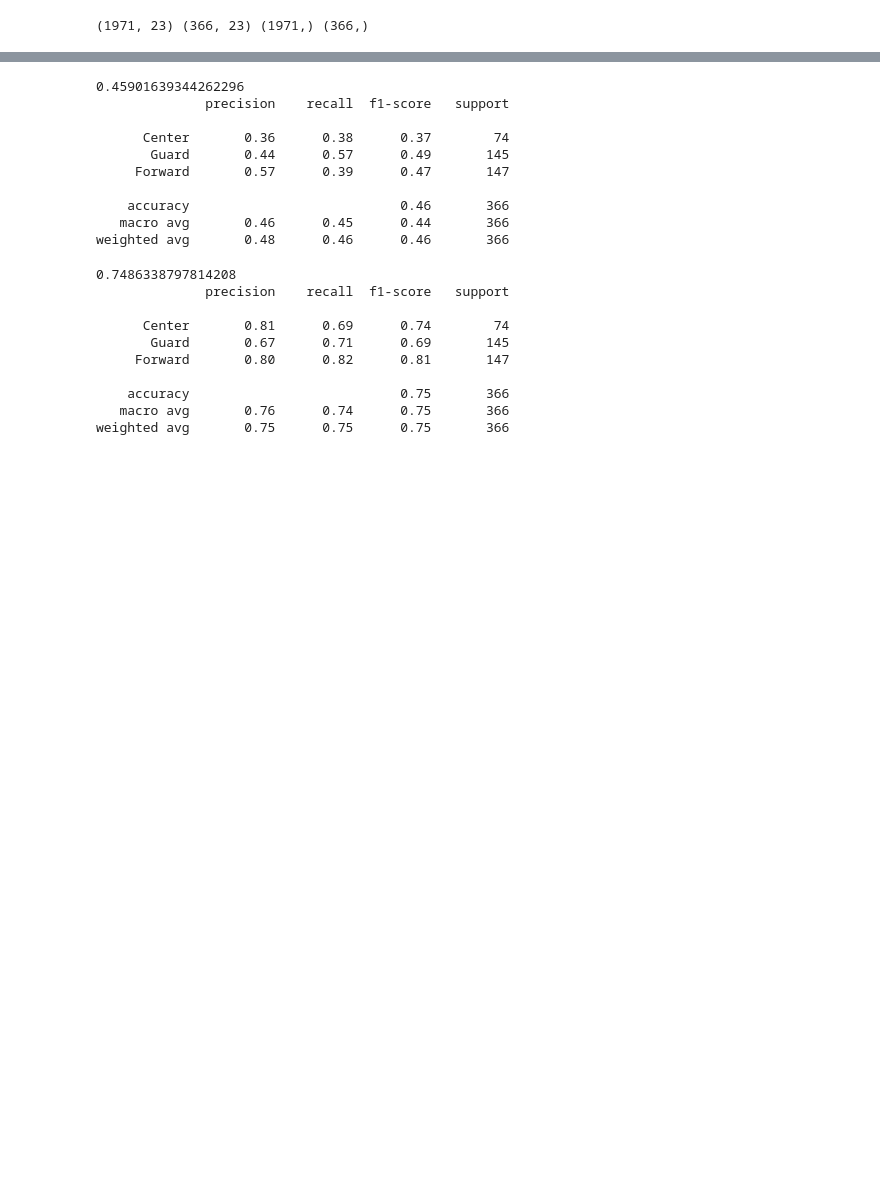
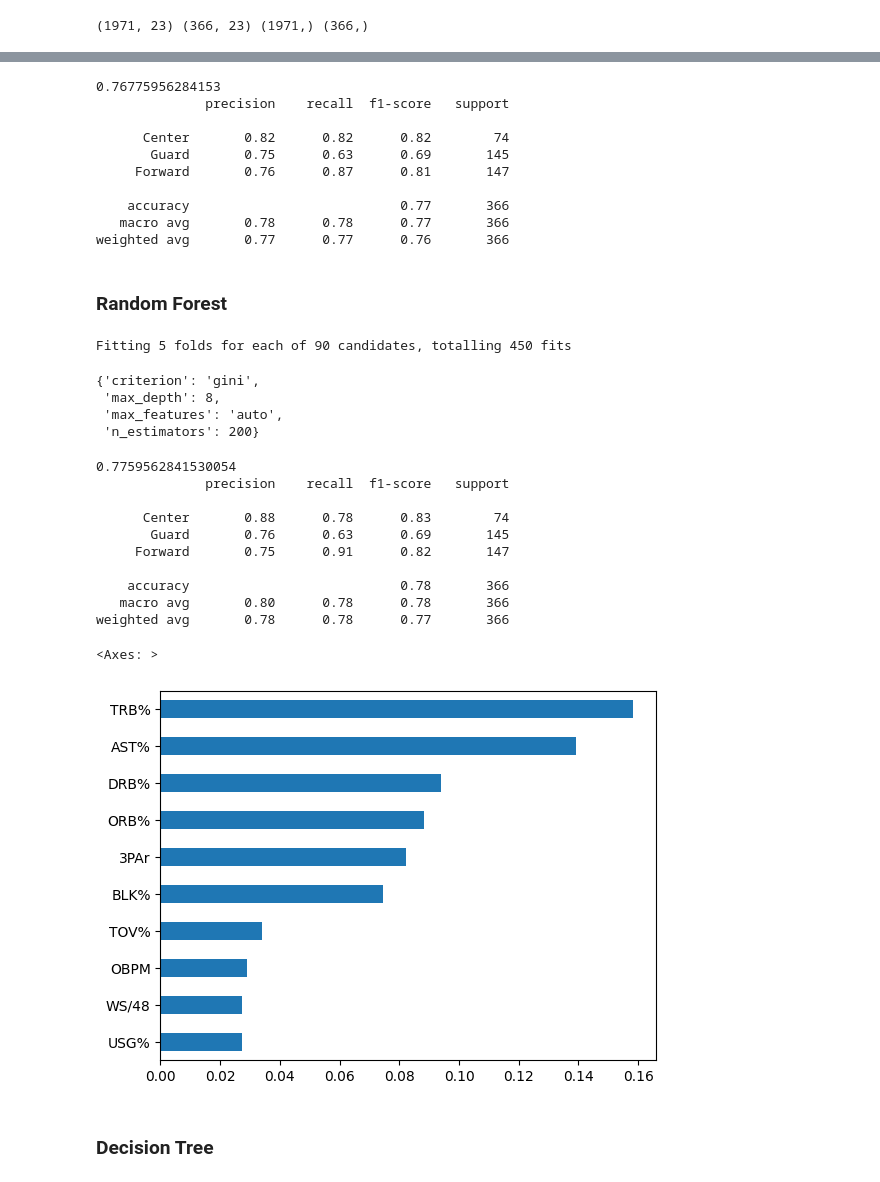
Before and after one commit to sejaldua/baller-shoes, a Jupyter notebook: notebooks/experiment2/predict-positions.ipynb, the cells around one changed output, grey strips where cells are left out. Drawn from its saved outputs; the diff is of its cells as text; code cells hidden in the pictures; blank space fills up the shorter version.

```diff
--- a/notebooks/experiment2/predict-positions.ipynb
+++ b/notebooks/experiment2/predict-positions.ipynb
@@ -61,36 +90,62 @@ print(X_train.shape, X_test.shape, y_train.shape, y_test.shape)
 # %%
-knn = KNeighborsClassifier(n_neighbors=5)
+knn = KNeighborsClassifier(n_neighbors=28)
 knn.fit(X_train, y_train)
-y_pred = knn.predict(X_test)
+y_pred_knn = knn.predict(X_test)
 
-print(accuracy_score(y_test, y_pred))
-# print(mean_squared_error(y_test, y_pred))
-print(classification_report(y_test, y_pred, target_names=list(data['Position'].unique())))
+print(accuracy_score(y_test, y_pred_knn))
+print(classification_report(y_test, y_pred_knn, target_names=list(data['Position'].unique())))
 # %% [output]
-0.45901639344262296
+0.76775956284153
               precision    recall  f1-score   support
 
-      Center       0.36      0.38      0.37        74
-       Guard       0.44      0.57      0.49       145
-     Forward       0.57      0.39      0.47       147
+      Center       0.82      0.82      0.82        74
+       Guard       0.75      0.63      0.69       145
+     Forward       0.76      0.87      0.81       147
 
-    accuracy                           0.46       366
-   macro avg       0.46      0.45      0.44       366
-weighted avg       0.48      0.46      0.46       366
+    accuracy                           0.77       366
+   macro avg       0.78      0.78      0.77       366
+weighted avg       0.77      0.77      0.76       366
+# %% [markdown]
+### Random Forest
+# %%
+rf=RandomForestClassifier(random_state=42)
+param_grid = {
+    'n_estimators': [100, 200, 300],
+    'max_features': ['auto', 'sqrt', 'log2'],
+    'max_depth' : [4,5,6,7,8],
+    'criterion' :['gini', 'entropy']
+}
+CV_rf = GridSearchCV(estimator=rf, param_grid=param_grid, cv=5, verbose=1)
+CV_rf.fit(X_train, y_train)
+CV_rf.best_params_
+# %% [output]
+Fitting 5 folds for each of 90 candidates, totalling 450 fits
+{'criterion': 'gini',
+ 'max_depth': 8,
+ 'max_features': 'auto',
+ 'n_estimators': 200}
 # %%
-rf = RandomForestClassifier(max_depth=10, random_state=42)
+rf = RandomForestClassifier(max_depth=8, criterion='gini', max_features='auto', n_estimators=200, random_state=42)
 rf.fit(X_train, y_train)
-y_pred = rf.predict(X_test)
-print(accuracy_score(y_test, y_pred))
-print(classification_report(y_test, y_pred, target_names=list(data['Position'].unique())))
+y_pred_rf = rf.predict(X_test)
+print(accuracy_score(y_test, y_pred_rf))
+print(classification_report(y_test, y_pred_rf, target_names=list(data['Position'].unique())))
 # %% [output]
-0.7486338797814208
+0.7759562841530054
               precision    recall  f1-score   support
 
-      Center       0.81      0.69      0.74        74
-       Guard       0.67      0.71      0.69       145
-     Forward       0.80      0.82      0.81       147
+      Center       0.88      0.78      0.83        74
+       Guard       0.76      0.63      0.69       145
+     Forward       0.75      0.91      0.82       147
 
-    accuracy                           0.75       366
-   macro avg       0.76      0.74      0.75       366
-weighted avg       0.75      0.75      0.75       366
+    accuracy                           0.78       366
+   macro avg       0.80      0.78      0.78       366
+weighted avg       0.78      0.78      0.77       366
+# %%
+feat_importances = pd.Series(rf.feature_importances_, index=df_train.columns[1:-1])
+feat_importances.nlargest(10).iloc[::-1].plot(kind='barh')
+# %% [output]
+<Axes: >
+[figure, added]
+# %% [markdown]
+### Decision Tree
```
Also changed, not shown: parts of 10 cells of this notebook.
